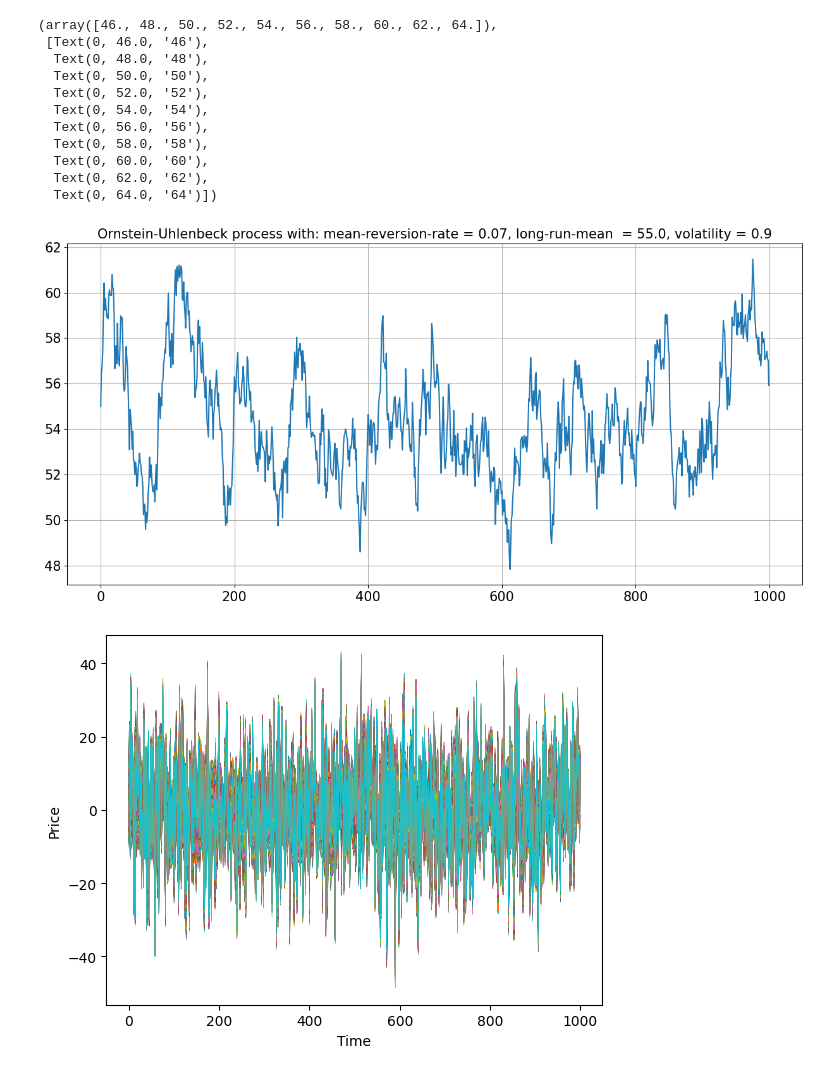
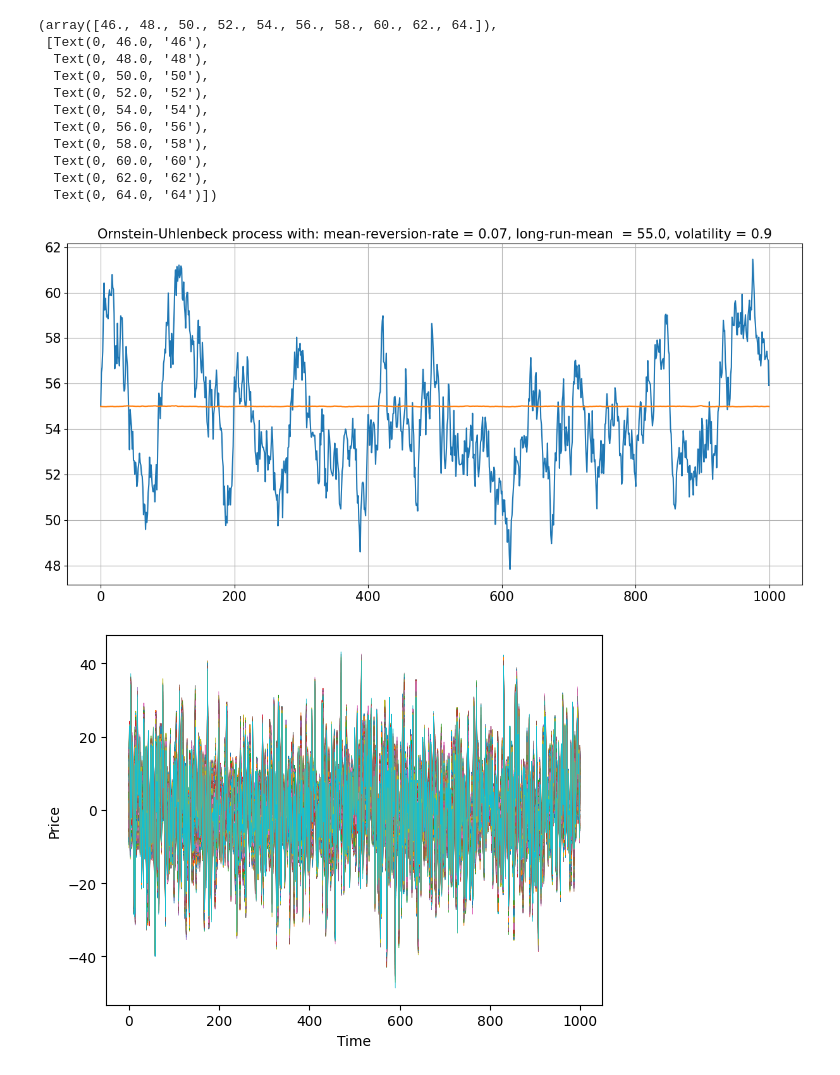
Before and after one commit to webclinic017/trading-40, a Jupyter notebook: algo/sde/visualise_ornstein_uhlenbeck.ipynb, the cells around one changed output. Drawn from its saved outputs; the diff is of its cells as text; code cells hidden in the pictures.

```diff
--- a/algo/sde/visualise_ornstein_uhlenbeck.ipynb
+++ b/algo/sde/visualise_ornstein_uhlenbeck.ipynb
@@ -14,25 +14,26 @@ process = ou(num_samples=1000)
 # %%
 fig = plt.figure(figsize=(15, 7))
 
 title = f"Ornstein-Uhlenbeck process with: mean-reversion-rate = {ou.k}, long-run-mean  = {ou.theta}, volatility = {ou.sigma}"
 plt.plot(process)
+plt.plot(process2)
 plt.grid()
 plt.gca().set_title(title, fontsize=15)
 plt.xticks(fontsize=15)
 plt.yticks(fontsize=15)
 # %% [output]
 (array([46., 48., 50., 52., 54., 56., 58., 60., 62., 64.]),
  [Text(0, 46.0, '46'),
   Text(0, 48.0, '48'),
   Text(0, 50.0, '50'),
   Text(0, 52.0, '52'),
   Text(0, 54.0, '54'),
   Text(0, 56.0, '56'),
   Text(0, 58.0, '58'),
   Text(0, 60.0, '60'),
   Text(0, 62.0, '62'),
   Text(0, 64.0, '64')])
-[figure, old version]
+[figure, new version]
 # %%
 # From 3.
 # %%
```
Also changed, not shown: parts of 1 cell of this notebook, 1 other file.
